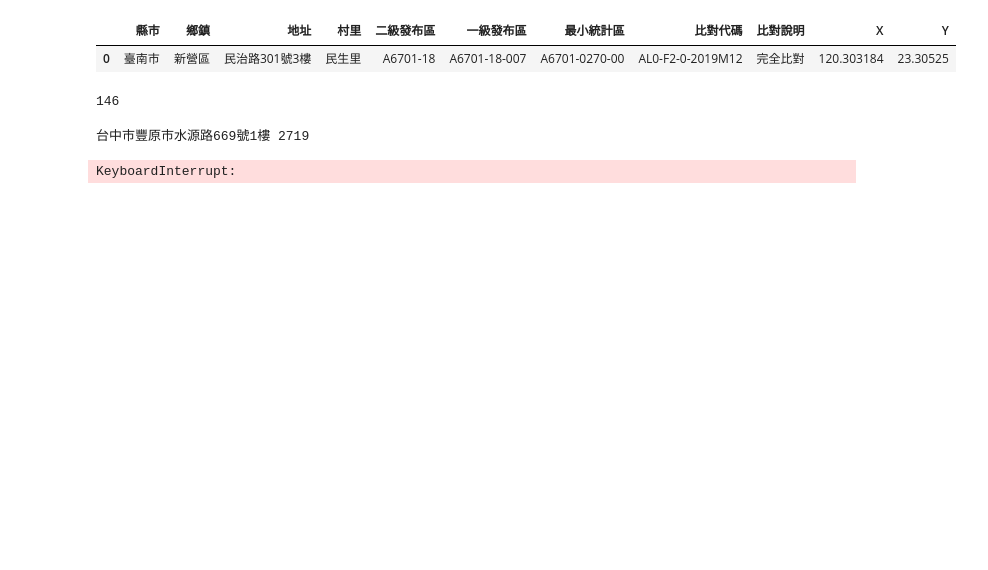
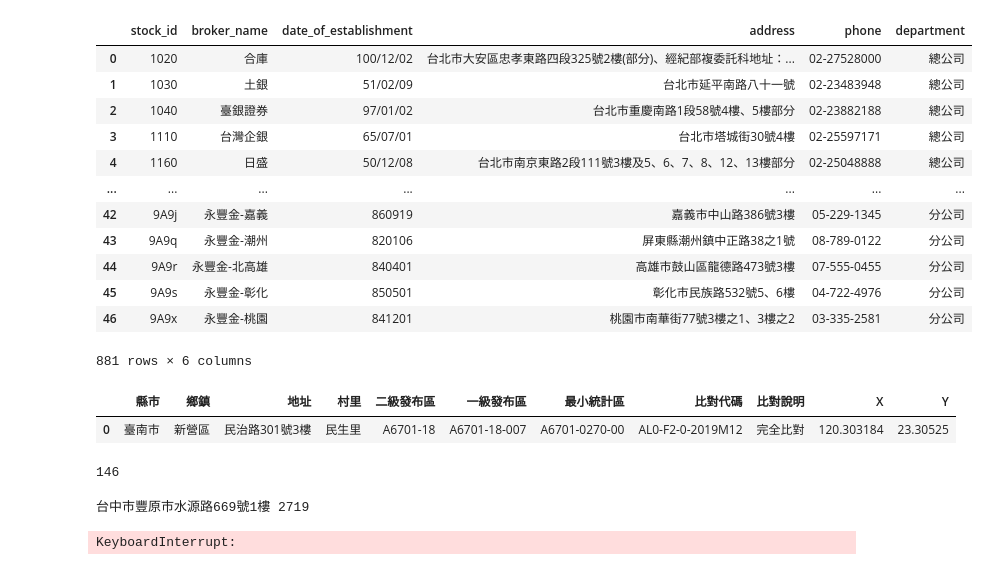
Before and after one commit to ankycheng/Finlab_Django, a Jupyter notebook: stock_fleets/ipynbs/crawlers/pioneers/BrokerInfoTW.ipynb, the cells around one changed output. Drawn from its saved outputs; the diff is of its cells as text; code cells hidden in the pictures; blank space fills up the shorter version.

```diff
--- a/stock_fleets/ipynbs/Crawler-BrokerInfoTW.ipynb
+++ b/stock_fleets/ipynbs/crawlers/pioneers/BrokerInfoTW.ipynb
@@ -21,34 +21,48 @@ class CrawlBrokerInfoTW:
         html_df = pd.read_html(StringIO(r.text))
         df = pd.DataFrame(html_df[0])
         df['department'] = '總公司'
         df = df.drop(columns='分公司')
         return df
 
     @staticmethod
     def branch_info(broker_hq_id):
         url = 'https://www.twse.com.tw/brokerService/brokerServiceAudit?showType=list&stkNo=' + broker_hq_id +\
               '&focus=6'
         r = requests.get(url)
         html_df = pd.read_html(StringIO(r.text))
         df = pd.DataFrame(html_df[3])
         return df
 
     def crawl_main(self):
         broker_hq = self.headquarter_info()
         branch_data = pd.concat([self.branch_info(i) for i in broker_hq['證券商代號'].values])
         branch_data['department'] = '分公司'
         df_all = pd.concat([broker_hq, branch_data])
         df_all = df_all.rename(columns={'證券商代號': 'stock_id', '證券商名稱': 'broker_name',
                                         '開業日': 'date_of_establishment', '地址': 'address',
                                         '電話': 'phone'
                                         })
         df_all=df_all[df_all['stock_id']!='查無資料']
         df_all['broker_name']=df_all['broker_name'].apply(lambda s:s.replace(' ',''))
         return df_all
 
 a=CrawlBrokerInfoTW()
-df=a.broker_all_info()
+df=a.crawl_main()
 df
+# %% [output]
+|  | stock_id | broker_name | date_of_establishment | address | phone | department |
+| 0 | 1020 | 合庫 | 100/12/02 | 台北市大安區忠孝東路四段325號2樓(部分)、經紀部複委託科地址：... | 02-27528000 | 總公司 |
+| 1 | 1030 | 土銀 | 51/02/09 | 台北市延平南路八十一號 | 02-23483948 | 總公司 |
+| 2 | 1040 | 臺銀證券 | 97/01/02 | 台北市重慶南路1段58號4樓、5樓部分 | 02-23882188 | 總公司 |
+| 3 | 1110 | 台灣企銀 | 65/07/01 | 台北市塔城街30號4樓 | 02-25597171 | 總公司 |
+| 4 | 1160 | 日盛 | 50/12/08 | 台北市南京東路2段111號3樓及5、6、7、8、12、13樓部分 | 02-25048888 | 總公司 |
+| ... | ... | ... | ... | ... | ... | ... |
+| 42 | 9A9j | 永豐金-嘉義 | 860919 | 嘉義市中山路386號3樓 | 05-229-1345 | 分公司 |
+| 43 | 9A9q | 永豐金-潮州 | 820106 | 屏東縣潮州鎮中正路38之1號 | 08-789-0122 | 分公司 |
+| 44 | 9A9r | 永豐金-北高雄 | 840401 | 高雄市鼓山區龍德路473號3樓 | 07-555-0455 | 分公司 |
+| 45 | 9A9s | 永豐金-彰化 | 850501 | 彰化市民族路532號5、6樓 | 04-722-4976 | 分公司 |
+| 46 | 9A9x | 永豐金-桃園 | 841201 | 桃園市南華街77號3樓之1、3樓之2 | 03-335-2581 | 分公司 |
+881 rows × 6 columns
 # %%
 class GetNTLSxy:
 
```
Also changed, not shown: 29 other files.
